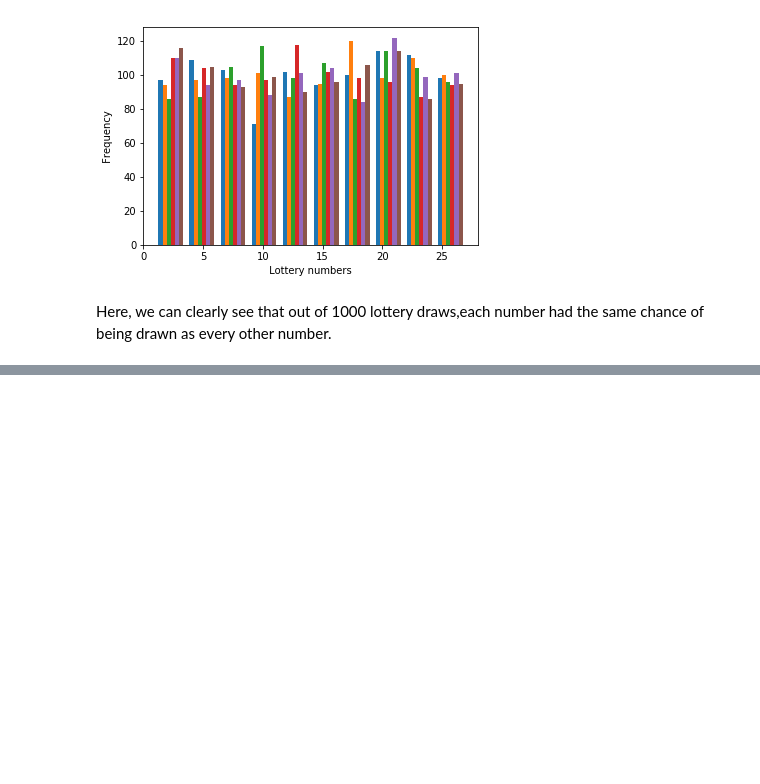
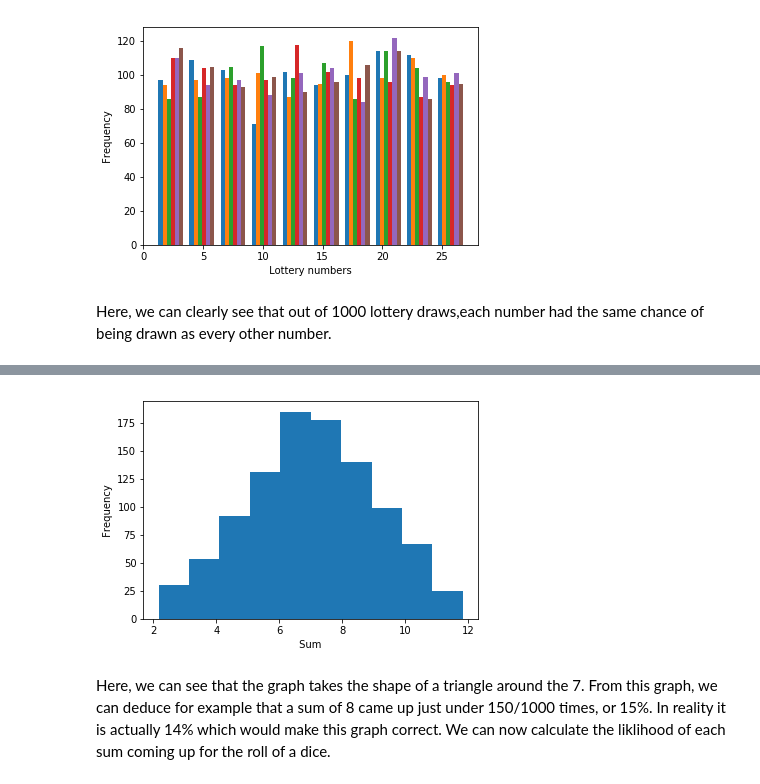
Before and after one commit to garyconnelly1/EmergingTechnology, a Jupyter notebook: Numpy Random Notebook/About Numpy Random.ipynb, the cells around one changed output, grey strips where cells are left out. Saved outputs shown, nothing was run; the diff lists cells and outputs as text; code cells hidden in the pictures; blank space fills up the shorter version.

```diff
--- a/Numpy Random Notebook/About Numpy Random.ipynb
+++ b/Numpy Random Notebook/About Numpy Random.ipynb
@@ -278,0 +285,10 @@ Here, we can clearly see that out of 1000 lottery draws,each number had the same
+# %%
+h = np.random.triangular(2, 7, 12, 1000) ### 2 being lowe bound, 7 being mode, 12 being upper bound, and 1000 rolls
+plt.ylabel(" Frequency ")
+plt.xlabel(" Sum ")
+plt.hist(h)
+plt.show()
+# %% [output]
+[figure, added]
+# %% [markdown]
+Here, we can see that the graph takes the shape of a triangle around the 7. From this graph, we can deduce for example that a sum of 8 came up just under 150/1000 times, or 15%. In reality it is actually 14% which would make this graph correct. We can now calculate the liklihood of each sum coming up for the roll of a dice.
```
Also changed, not shown: parts of 3 cells of this notebook.
